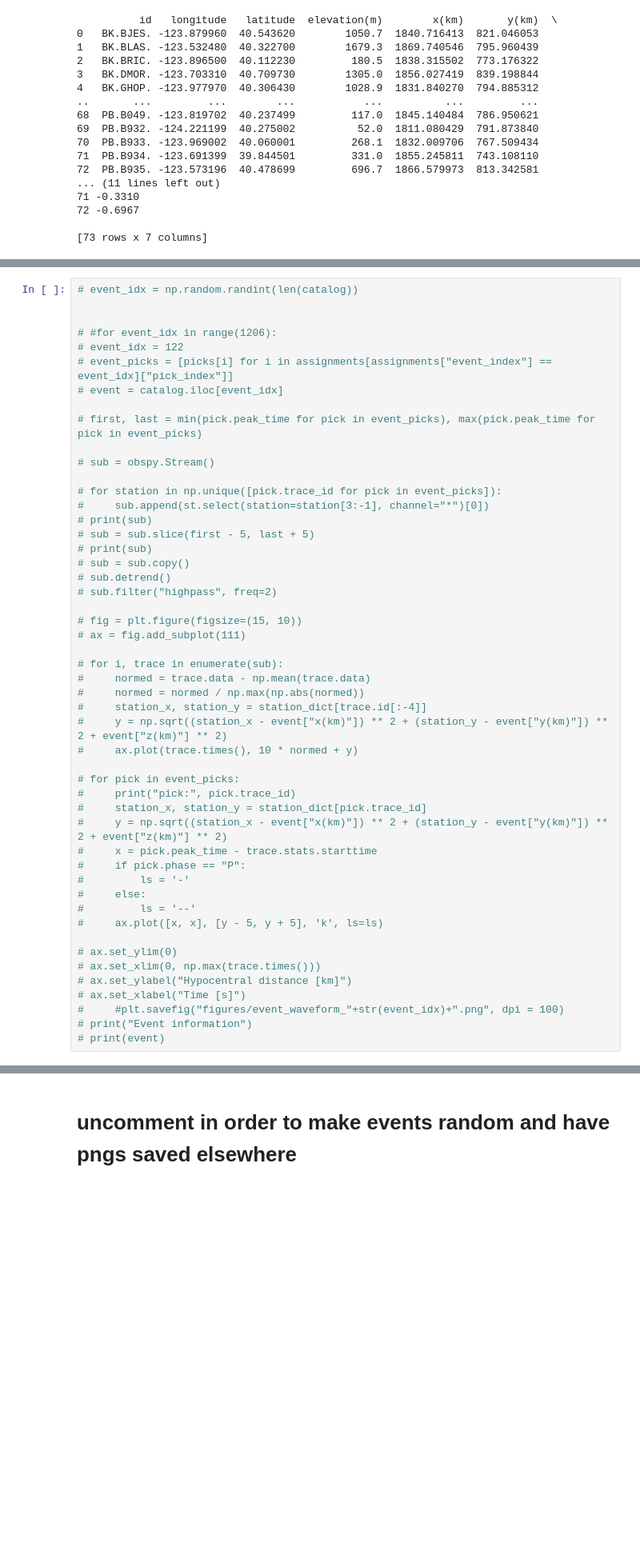
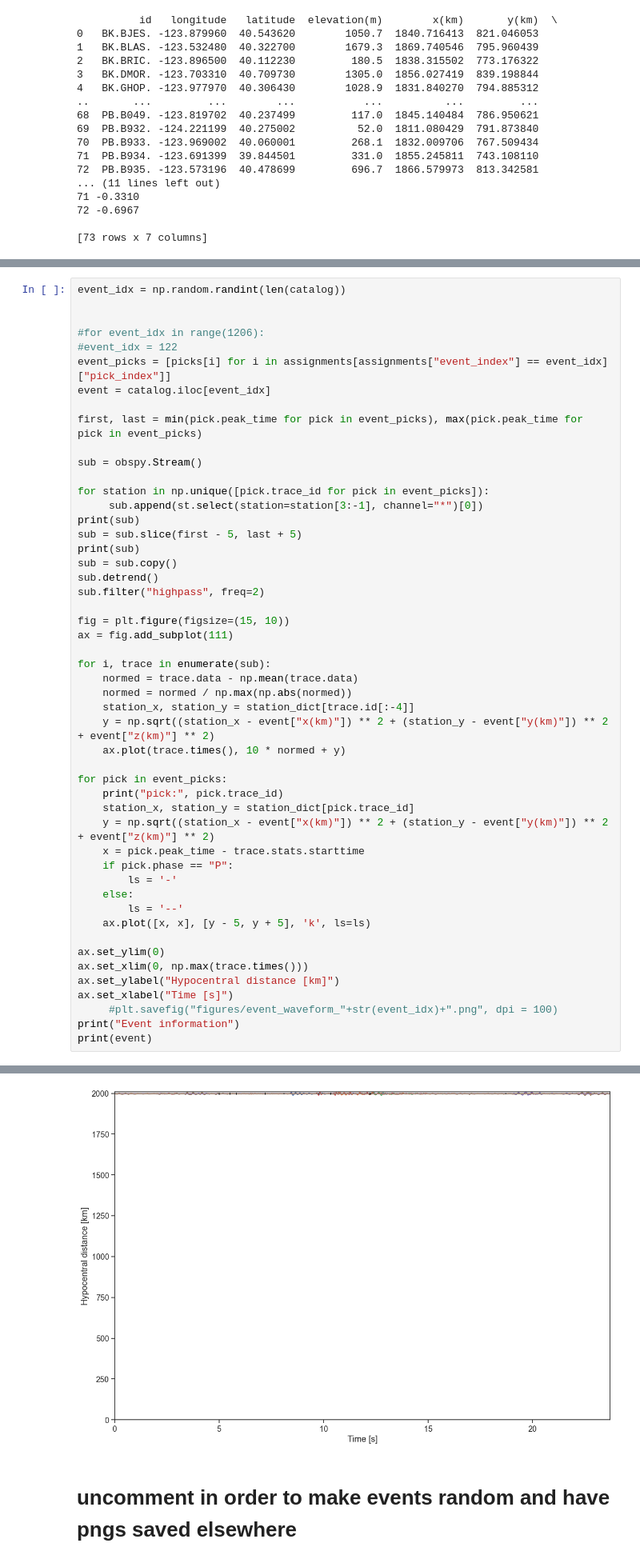
Before and after one commit to ShawnHwang1/GaMMA, a Jupyter notebook: Ferndale2022_test.ipynb, the cells around one changed output, grey strips where cells are left out. Shown: that part at 80% size. Cells and saved outputs as stored; diff of their text form; blank space fills up the shorter version.

```diff
--- a/Ferndale2022_test.ipynb
+++ b/Ferndale2022_test.ipynb
@@ -520,50 +760,51 @@ plt.show()
 # %%
-# event_idx = np.random.randint(len(catalog))
+event_idx = np.random.randint(len(catalog))
 
 
-# #for event_idx in range(1206):
-# event_idx = 122
-# event_picks = [picks[i] for i in assignments[assignments["event_index"] == event_idx]["pick_index"]]
-# event = catalog.iloc[event_idx]
+#for event_idx in range(1206):
+#event_idx = 122
+event_picks = [picks[i] for i in assignments[assignments["event_index"] == event_idx]["pick_index"]]
+event = catalog.iloc[event_idx]
 
-# first, last = min(pick.peak_time for pick in event_picks), max(pick.peak_time for pick in event_picks)
+first, last = min(pick.peak_time for pick in event_picks), max(pick.peak_time for pick in event_picks)
 
-# sub = obspy.Stream()
+sub = obspy.Stream()
 
-# for station in np.unique([pick.trace_id for pick in event_picks]):
-#     sub.append(st.select(station=station[3:-1], channel="*")[0])
-# print(sub)
-# sub = sub.slice(first - 5, last + 5)
-# print(sub)
-# sub = sub.copy()
-# sub.detrend()
-# sub.filter("highpass", freq=2)
+for station in np.unique([pick.trace_id for pick in event_picks]):
+     sub.append(st.select(station=station[3:-1], channel="*")[0])
+print(sub)
+sub = sub.slice(first - 5, last + 5)
+print(sub)
+sub = sub.copy()
+sub.detrend()
+sub.filter("highpass", freq=2)
 
-# fig = plt.figure(figsize=(15, 10))
-# ax = fig.add_subplot(111)
+fig = plt.figure(figsize=(15, 10))
+ax = fig.add_subplot(111)
 
-# for i, trace in enumerate(sub):
-#     normed = trace.data - np.mean(trace.data)
-#     normed = normed / np.max(np.abs(normed))
-#     station_x, station_y = station_dict[trace.id[:-4]]
-#     y = np.sqrt((station_x - event["x(km)"]) ** 2 + (station_y - event["y(km)"]) ** 2 + event["z(km)"] ** 2)
-#     ax.plot(trace.times(), 10 * normed + y)
+for i, trace in enumerate(sub):
+    normed = trace.data - np.mean(trace.data)
+    normed = normed / np.max(np.abs(normed))
+    station_x, station_y = station_dict[trace.id[:-4]]
+    y = np.sqrt((station_x - event["x(km)"]) ** 2 + (station_y - event["y(km)"]) ** 2 + event["z(km)"] ** 2)
+    ax.plot(trace.times(), 10 * normed + y)
 
-# for pick in event_picks:
-#     print("pick:", pick.trace_id)
-#     station_x, station_y = station_dict[pick.trace_id]
-#     y = np.sqrt((station_x - event["x(km)"]) ** 2 + (station_y - event["y(km)"]) ** 2 + event["z(km)"] ** 2)
-#     x = pick.peak_time - trace.stats.starttime
-#     if pick.phase == "P":
-#         ls = '-'
-#     else:
-#         ls = '--'
-#     ax.plot([x, x], [y - 5, y + 5], 'k', ls=ls)
+for pick in event_picks:
+    print("pick:", pick.trace_id)
+    station_x, station_y = station_dict[pick.trace_id]
+    y = np.sqrt((station_x - event["x(km)"]) ** 2 + (station_y - event["y(km)"]) ** 2 + event["z(km)"] ** 2)
+    x = pick.peak_time - trace.stats.starttime
+    if pick.phase == "P":
+        ls = '-'
+    else:
+        ls = '--'
+    ax.plot([x, x], [y - 5, y + 5], 'k', ls=ls)
 
-# ax.set_ylim(0)
-# ax.set_xlim(0, np.max(trace.times()))
-# ax.set_ylabel("Hypocentral distance [km]")
-# ax.set_xlabel("Time [s]")
-#     #plt.savefig("figures/event_waveform_"+str(event_idx)+".png", dpi = 100)
-# print("Event information")
-# print(event)
+ax.set_ylim(0)
+ax.set_xlim(0, np.max(trace.times()))
+ax.set_ylabel("Hypocentral distance [km]")
+ax.set_xlabel("Time [s]")
+     #plt.savefig("figures/event_waveform_"+str(event_idx)+".png", dpi = 100)
+print("Event information")
+print(event)
+# %% [output]
@@ -570,3 +828,4 @@ plt.show()
+[figure, added]
 # %% [markdown]
 # uncomment in order to make events random and have pngs saved elsewhere
 # %%
```
Also changed, not shown: parts of 24 cells of this notebook.
